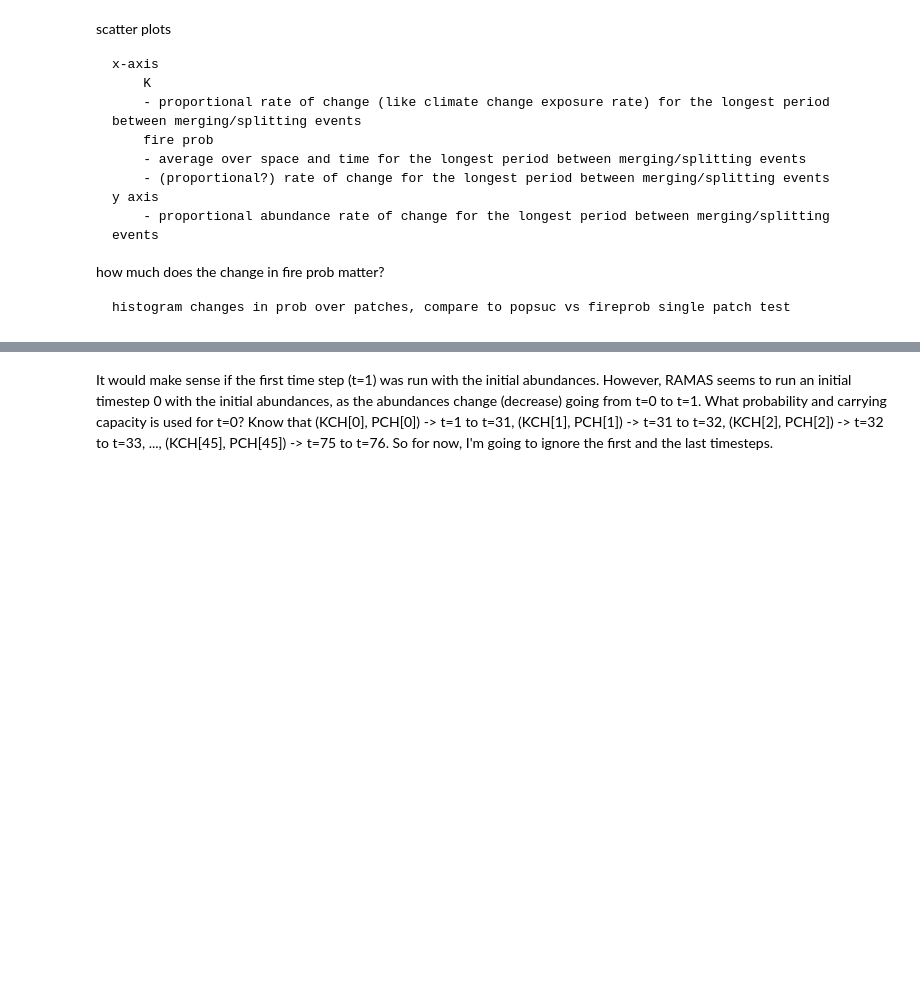
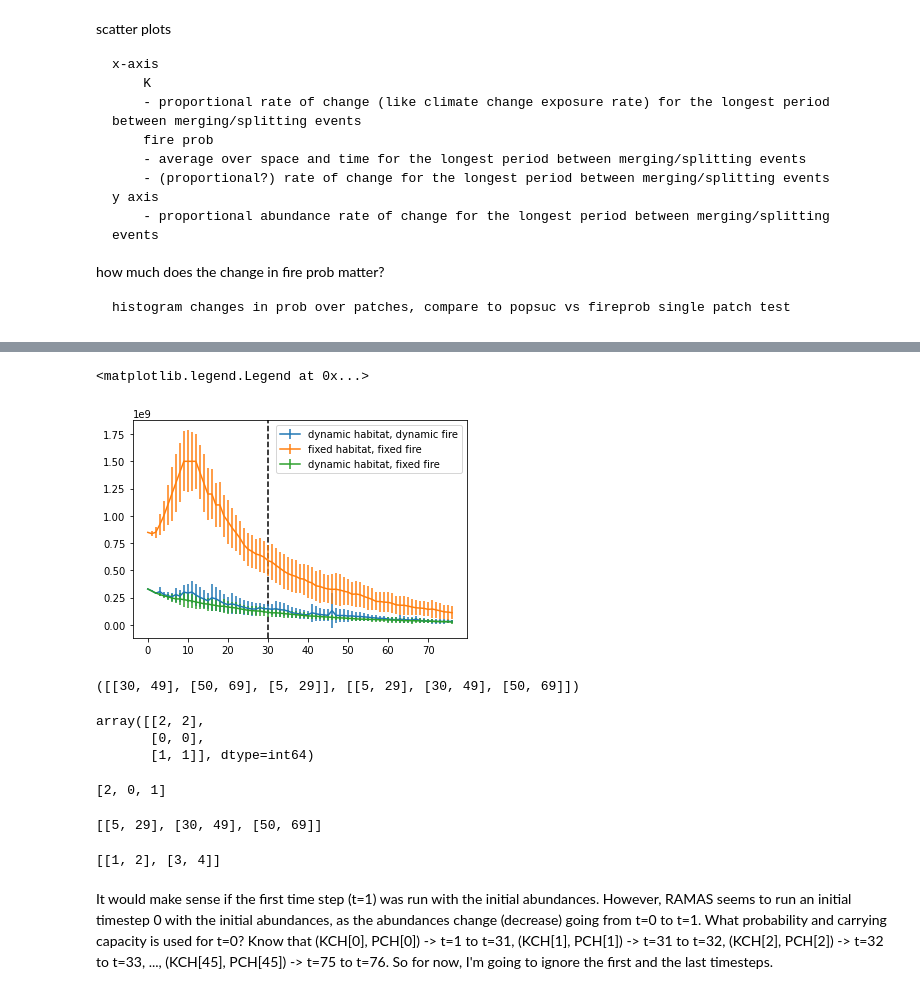
Before and after one commit to patricklawton/TecateCypress, a Jupyter notebook: analysis.ipynb, the cells around one changed output, grey strips where cells are left out. Saved outputs shown, nothing was run; the diff lists cells and outputs as text; code cells hidden in the pictures; blank space fills up the shorter version.

```diff
--- a/analysis.ipynb
+++ b/analysis.ipynb
@@ -88,2 +280,46 @@ UnicodeDecodeError: 'utf-8' codec can't decode byte 0xff in position 36: invalid
+# %%
+for runnum in runnums:
+    run = open_run(runnum)
+    # Select specific climate model/scenario
+    if (run.spatial == False) or (run.climate_model != 'cnrm') or (run.climate_scenario != 'rcp45'):
+        continue
+    hab_key = 'fixed' if run.fixed_habitat else 'dynamic'
+    fire_key = 'fixed' if run.fixed_fire else 'dynamic'
+    run_lab = "{} habitat, {} fire".format(hab_key, fire_key)
+    # Access the run's results
+    with h5py.File(os.path.join(run.run_dir, 'results.h5'), 'r') as res:
+        metapop_abund = np.array(res['mean']['pop0'])
+        metapop_stdev = np.array(res['stdev']['pop0'])
+    plt.errorbar(range(len(metapop_abund)), metapop_abund, yerr=metapop_stdev, label=run_lab)
+plt.axvline(run.burn_in_period, ls='--', color='k', zorder=-1)
+plt.legend()
+# %% [output]
+<matplotlib.legend.Legend at 0x...>
+[figure, added]
+# %%
+labs = ['b','c','a']
+test = [[30,49],[50,69],[5,29]]
+test, sorted(test)
+# %% [output]
+([[30, 49], [50, 69], [5, 29]], [[5, 29], [30, 49], [50, 69]])
+# %%
+np.argsort(test, axis=0)
+# %% [output]
+array([[2, 2],
+       [0, 0],
+       [1, 1]], dtype=int64)
+# %%
+new_indices = sorted(range(len(test)), key=test.__getitem__)
+new_indices
+# %% [output]
+[2, 0, 1]
+# %%
+[test[i] for i in new_indices]
+# %% [output]
+[[5, 29], [30, 49], [50, 69]]
+# %%
+sorted([[3,4],[1,2]])
+# %% [output]
+[[1, 2], [3, 4]]
 # %% [markdown]
 It would make sense if the first time step (t=1) was run with the initial abundances. However, RAMAS seems to run an initial timestep 0 with the initial abundances, as the abundances change (decrease) going from t=0 to t=1. What probability and carrying capacity is used for t=0? Know that (KCH[0], PCH[0]) -> t=1 to t=31,  (KCH[1], PCH[1]) -> t=31 to t=32, (KCH[2], PCH[2]) -> t=32 to t=33, ..., (KCH[45], PCH[45]) -> t=75 to t=76. So for now, I'm going to ignore the first and the last timesteps.
```
Also changed, not shown: parts of 17 cells of this notebook, 3 other files.
